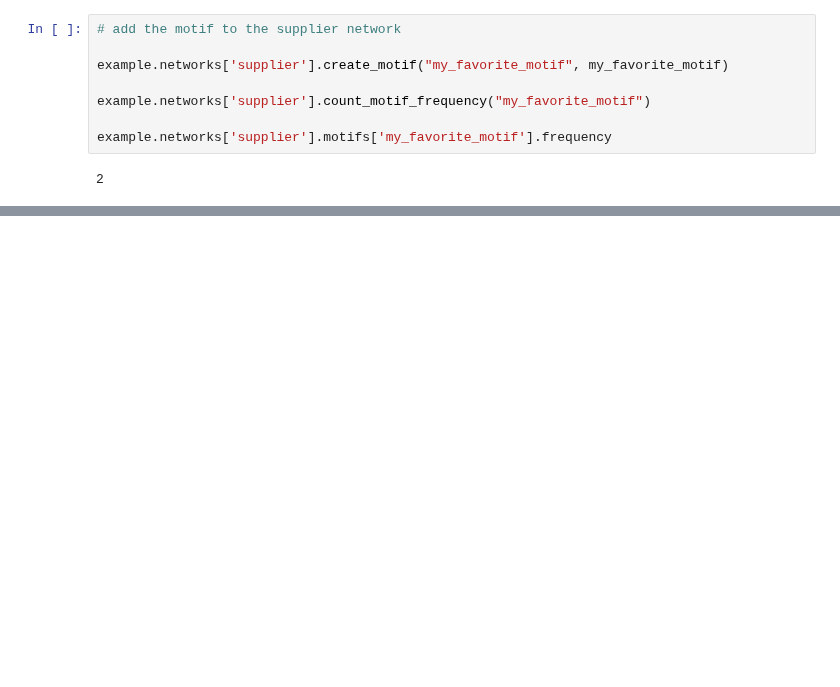
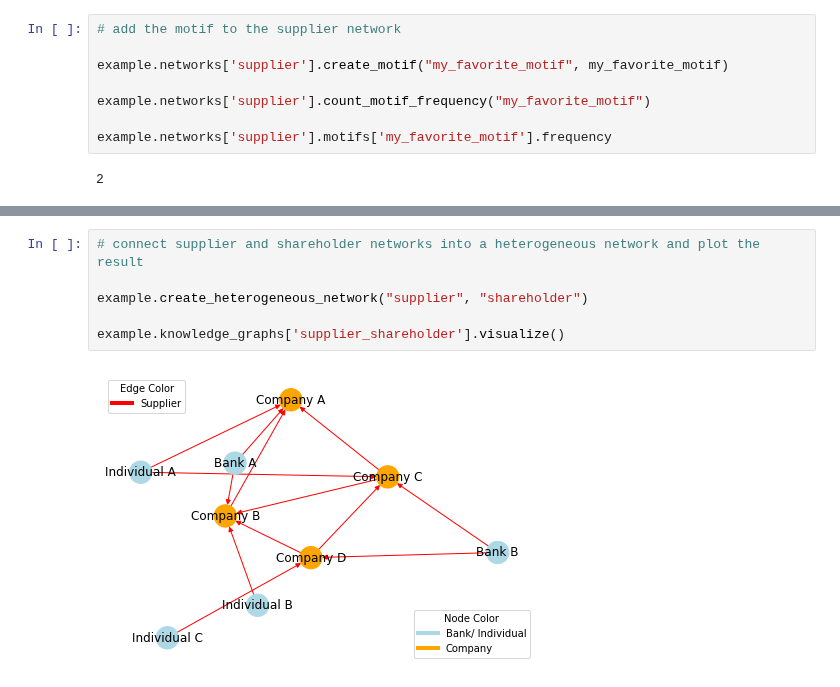
Before and after one commit to LFesser97/Predoc, a Jupyter notebook: network_analysis/network_analysis_examples.ipynb, the cells around one changed output, grey strips where cells are left out. Saved outputs shown, nothing was run; the diff lists cells and outputs as text; blank space fills up the shorter version.

```diff
--- a/network_analysis/network_analysis_examples.ipynb
+++ b/network_analysis/network_analysis_examples.ipynb
@@ -82,0 +95,8 @@ example.networks['supplier'].motifs['my_favorite_motif'].frequency
+# %%
+# connect supplier and shareholder networks into a heterogeneous network and plot the result
+
+example.create_heterogeneous_network("supplier", "shareholder")
+
+example.knowledge_graphs['supplier_shareholder'].visualize()
+# %% [output]
+[figure, added]
```
Also changed, not shown: parts of 6 cells of this notebook, 3 other files.
